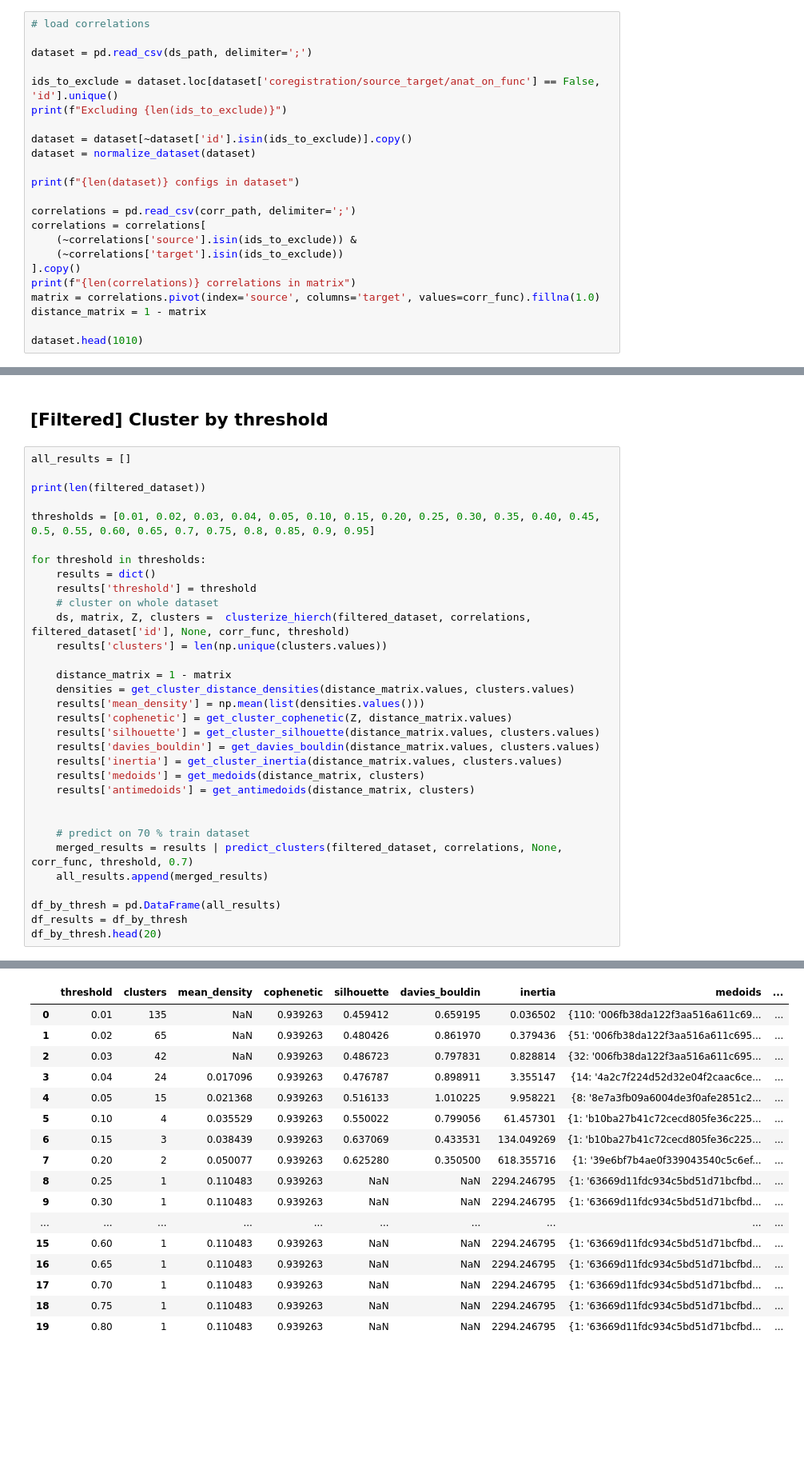
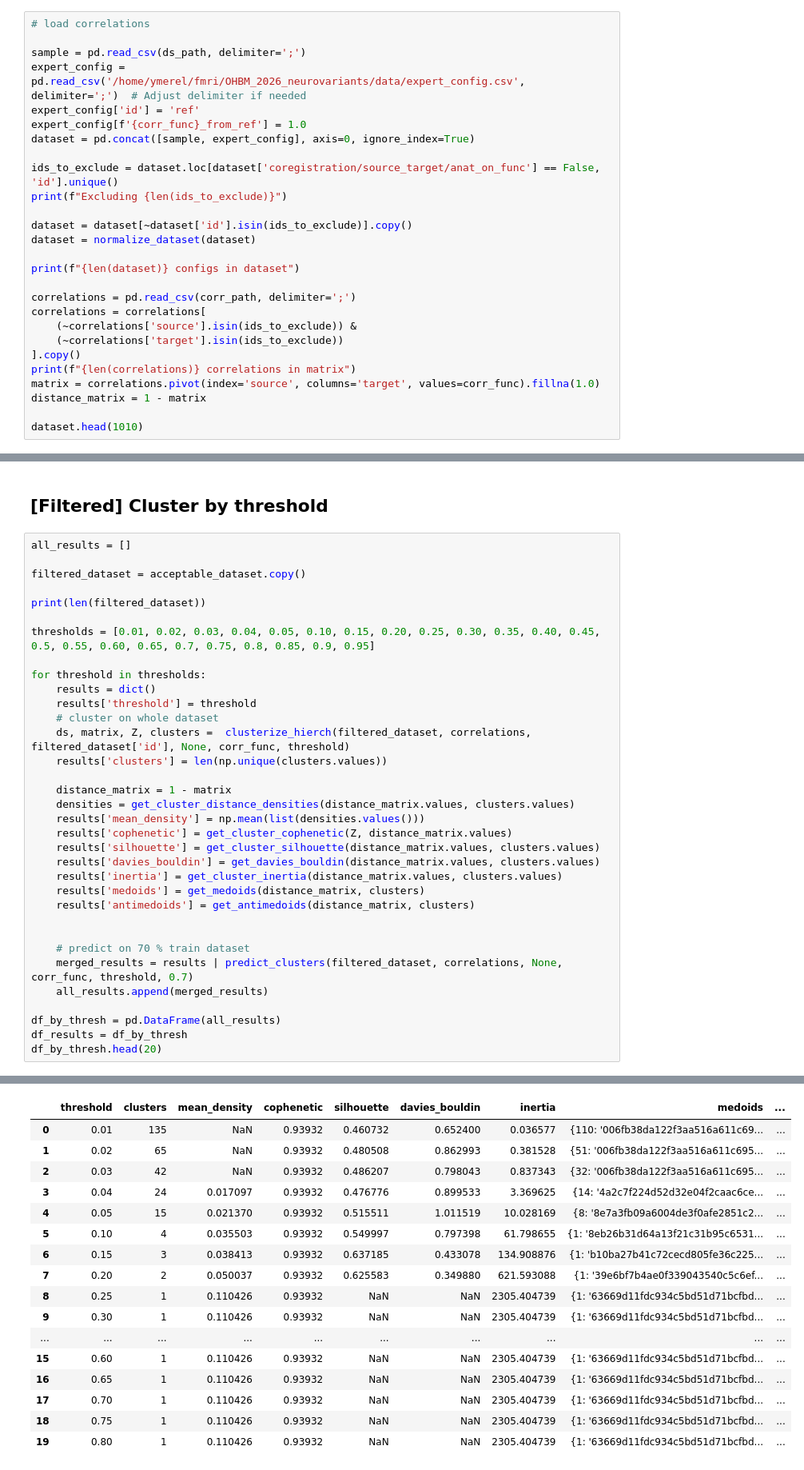
Before and after one commit to Inria-Empenn/OHBM_2026_neurovariants, a Jupyter notebook: src/emotion_1000_analysis.ipynb, the cells around one changed output, grey strips where cells are left out. Shown at 80% size. Saved outputs shown, nothing was run; the diff lists cells and outputs as text; blank space fills up the shorter version.

```diff
--- a/emotion_1000_analysis.ipynb
+++ b/src/emotion_1000_analysis.ipynb
@@ -80,7 +80,11 @@ def normalize_dataset(ds: pd.DataFrame):
 # %%
 # load correlations
 
-dataset = pd.read_csv(ds_path, delimiter=';')
+sample = pd.read_csv(ds_path, delimiter=';')
+expert_config = pd.read_csv('/home/ymerel/fmri/OHBM_2026_neurovariants/data/expert_config.csv', delimiter=';')  # Adjust delimiter if needed
+expert_config['id'] = 'ref'
+expert_config[f'{corr_func}_from_ref'] = 1.0
+dataset = pd.concat([sample, expert_config], axis=0, ignore_index=True)
 
 ids_to_exclude = dataset.loc[dataset['coregistration/source_target/anat_on_func'] == False, 'id'].unique()
 print(f"Excluding {len(ids_to_exclude)}")
@@ -482,6 +611,8 @@ accuracy: 1.0 , recall: 1.0
 ## [Filtered] Cluster by threshold
 # %%
 all_results = []
+
+filtered_dataset = acceptable_dataset.copy()
 
 print(len(filtered_dataset))
 
@@ -517,20 +648,20 @@ df_by_thresh.head(20)
 |  | threshold | clusters | mean_density | cophenetic | silhouette | davies_bouldin | inertia | medoids | ... |
-| 0 | 0.01 | 135 | NaN | 0.939263 | 0.459412 | 0.659195 | 0.036502 | {110: '006fb38da122f3aa516a611c69... | ... |
-| 1 | 0.02 | 65 | NaN | 0.939263 | 0.480426 | 0.861970 | 0.379436 | {51: '006fb38da122f3aa516a611c695... | ... |
-| 2 | 0.03 | 42 | NaN | 0.939263 | 0.486723 | 0.797831 | 0.828814 | {32: '006fb38da122f3aa516a611c695... | ... |
-| 3 | 0.04 | 24 | 0.017096 | 0.939263 | 0.476787 | 0.898911 | 3.355147 | {14: '4a2c7f224d52d32e04f2caac6ce... | ... |
-| 4 | 0.05 | 15 | 0.021368 | 0.939263 | 0.516133 | 1.010225 | 9.958221 | {8: '8e7a3fb09a6004de3f0afe2851c2... | ... |
-| 5 | 0.10 | 4 | 0.035529 | 0.939263 | 0.550022 | 0.799056 | 61.457301 | {1: 'b10ba27b41c72cecd805fe36c225... | ... |
-| 6 | 0.15 | 3 | 0.038439 | 0.939263 | 0.637069 | 0.433531 | 134.049269 | {1: 'b10ba27b41c72cecd805fe36c225... | ... |
-| 7 | 0.20 | 2 | 0.050077 | 0.939263 | 0.625280 | 0.350500 | 618.355716 | {1: '39e6bf7b4ae0f339043540c5c6ef... | ... |
-| 8 | 0.25 | 1 | 0.110483 | 0.939263 | NaN | NaN | 2294.246795 | {1: '63669d11fdc934c5bd51d71bcfbd... | ... |
-| 9 | 0.30 | 1 | 0.110483 | 0.939263 | NaN | NaN | 2294.246795 | {1: '63669d11fdc934c5bd51d71bcfbd... | ... |
+| 0 | 0.01 | 135 | NaN | 0.93932 | 0.460732 | 0.652400 | 0.036577 | {110: '006fb38da122f3aa516a611c69... | ... |
+| 1 | 0.02 | 65 | NaN | 0.93932 | 0.480508 | 0.862993 | 0.381528 | {51: '006fb38da122f3aa516a611c695... | ... |
+| 2 | 0.03 | 42 | NaN | 0.93932 | 0.486207 | 0.798043 | 0.837343 | {32: '006fb38da122f3aa516a611c695... | ... |
+| 3 | 0.04 | 24 | 0.017097 | 0.93932 | 0.476776 | 0.899533 | 3.369625 | {14: '4a2c7f224d52d32e04f2caac6ce... | ... |
+| 4 | 0.05 | 15 | 0.021370 | 0.93932 | 0.515511 | 1.011519 | 10.028169 | {8: '8e7a3fb09a6004de3f0afe2851c2... | ... |
+| 5 | 0.10 | 4 | 0.035503 | 0.93932 | 0.549997 | 0.797398 | 61.798655 | {1: '8eb26b31d64a13f21c31b95c6531... | ... |
+| 6 | 0.15 | 3 | 0.038413 | 0.93932 | 0.637185 | 0.433078 | 134.908876 | {1: 'b10ba27b41c72cecd805fe36c225... | ... |
+| 7 | 0.20 | 2 | 0.050037 | 0.93932 | 0.625583 | 0.349880 | 621.593088 | {1: '39e6bf7b4ae0f339043540c5c6ef... | ... |
+| 8 | 0.25 | 1 | 0.110426 | 0.93932 | NaN | NaN | 2305.404739 | {1: '63669d11fdc934c5bd51d71bcfbd... | ... |
+| 9 | 0.30 | 1 | 0.110426 | 0.93932 | NaN | NaN | 2305.404739 | {1: '63669d11fdc934c5bd51d71bcfbd... | ... |
 | ... | ... | ... | ... | ... | ... | ... | ... | ... | ... |
-| 15 | 0.60 | 1 | 0.110483 | 0.939263 | NaN | NaN | 2294.246795 | {1: '63669d11fdc934c5bd51d71bcfbd... | ... |
-| 16 | 0.65 | 1 | 0.110483 | 0.939263 | NaN | NaN | 2294.246795 | {1: '63669d11fdc934c5bd51d71bcfbd... | ... |
-| 17 | 0.70 | 1 | 0.110483 | 0.939263 | NaN | NaN | 2294.246795 | {1: '63669d11fdc934c5bd51d71bcfbd... | ... |
-| 18 | 0.75 | 1 | 0.110483 | 0.939263 | NaN | NaN | 2294.246795 | {1: '63669d11fdc934c5bd51d71bcfbd... | ... |
-| 19 | 0.80 | 1 | 0.110483 | 0.939263 | NaN | NaN | 2294.246795 | {1: '63669d11fdc934c5bd51d71bcfbd... | ... |
+| 15 | 0.60 | 1 | 0.110426 | 0.93932 | NaN | NaN | 2305.404739 | {1: '63669d11fdc934c5bd51d71bcfbd... | ... |
+| 16 | 0.65 | 1 | 0.110426 | 0.93932 | NaN | NaN | 2305.404739 | {1: '63669d11fdc934c5bd51d71bcfbd... | ... |
+| 17 | 0.70 | 1 | 0.110426 | 0.93932 | NaN | NaN | 2305.404739 | {1: '63669d11fdc934c5bd51d71bcfbd... | ... |
+| 18 | 0.75 | 1 | 0.110426 | 0.93932 | NaN | NaN | 2305.404739 | {1: '63669d11fdc934c5bd51d71bcfbd... | ... |
+| 19 | 0.80 | 1 | 0.110426 | 0.93932 | NaN | NaN | 2305.404739 | {1: '63669d11fdc934c5bd51d71bcfbd... | ... |
 # %% [markdown]
 ## [Filtered] Print all metrics
 - Cophenetic correlation: > 0.75 = good ; < 0.75 = poor
```
Also changed, not shown: parts of 13 cells of this notebook, 41 other files.
